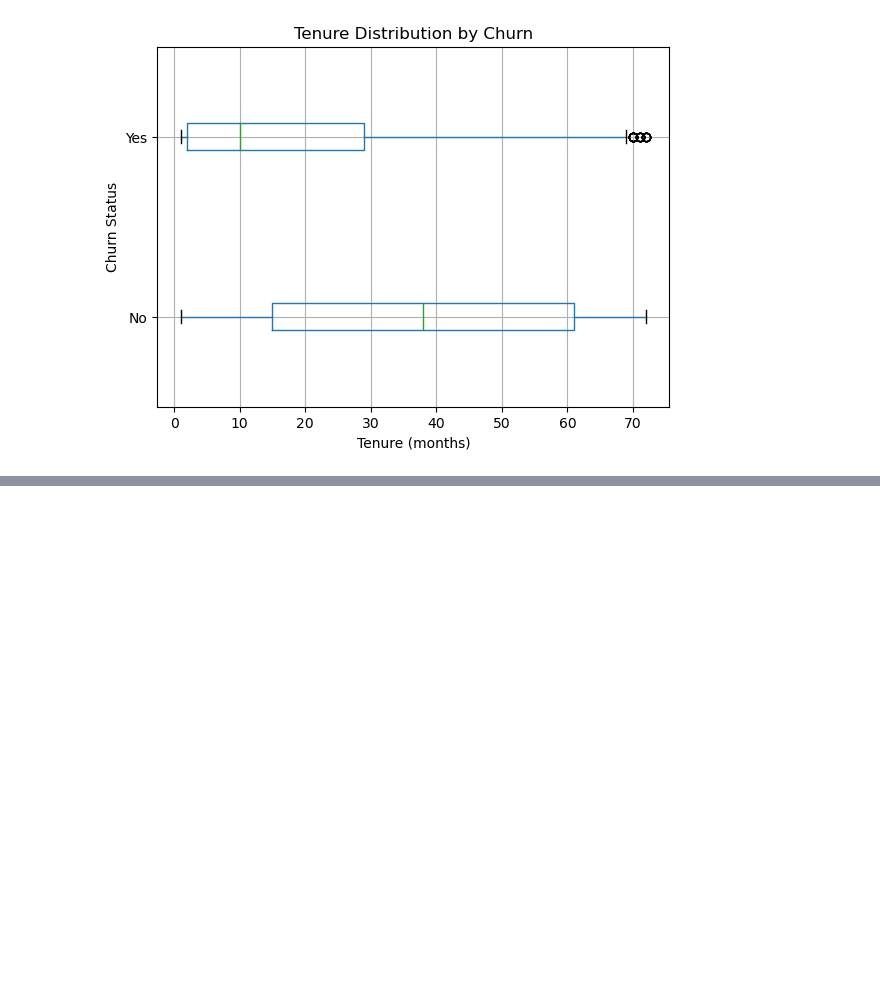
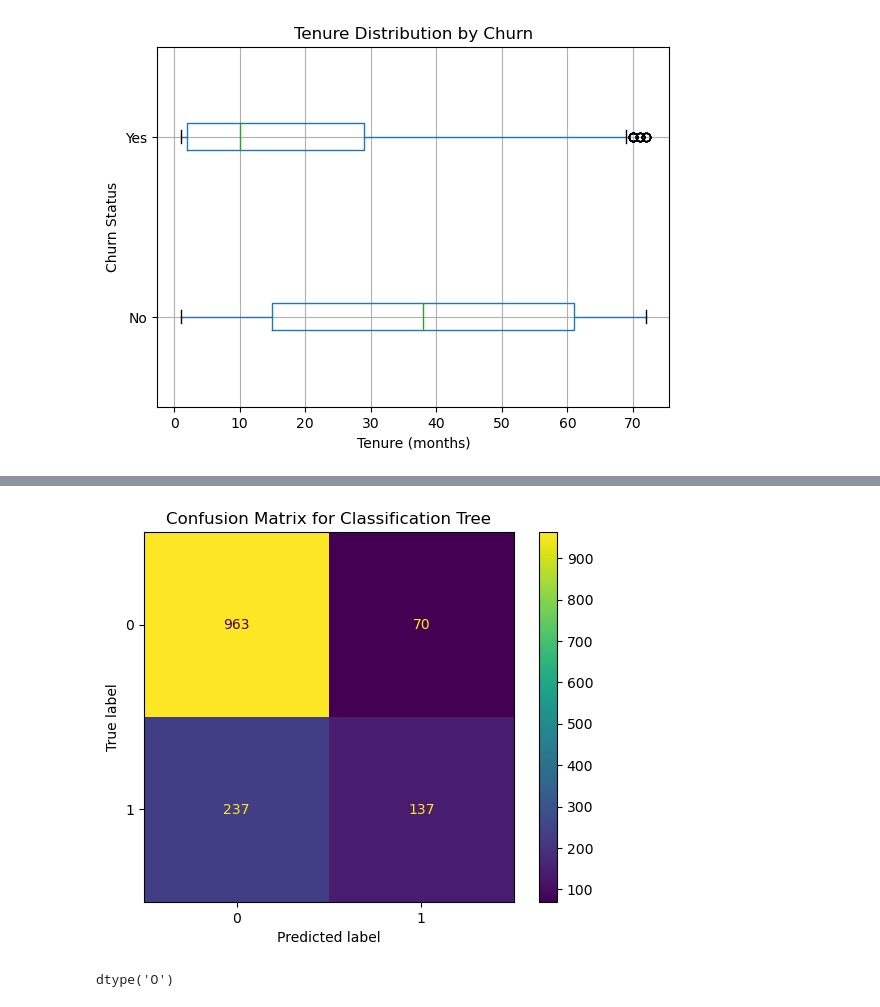
Before and after one commit to UCB-stat-159-f25/final-group02, a Jupyter notebook: Project Notebook.ipynb, the cells around one changed output, grey strips where cells are left out. Drawn from its saved outputs; the diff is of its cells as text; code cells hidden in the pictures; blank space fills up the shorter version.

```diff
--- a/Project Notebook.ipynb
+++ b/Project Notebook.ipynb
@@ -128,0 +197,10 @@ plt.show()
+# %%
+ConfusionMatrixDisplay.from_predictions(y_test, y_pred_tree)
+plt.title("Confusion Matrix for Classification Tree")
+plt.show()
+# %% [output]
+[figure, added]
+# %%
+classification_tree_cv.cv_results_['param_ccp_alpha'].data.dtype
+# %% [output]
+dtype('O')
```
Also changed, not shown: parts of 7 cells of this notebook.
